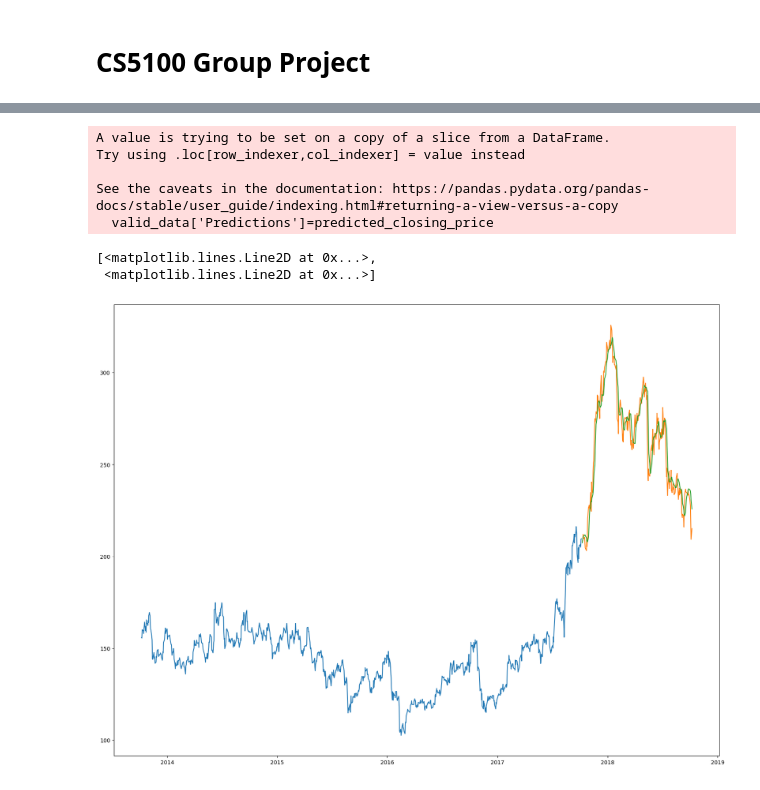
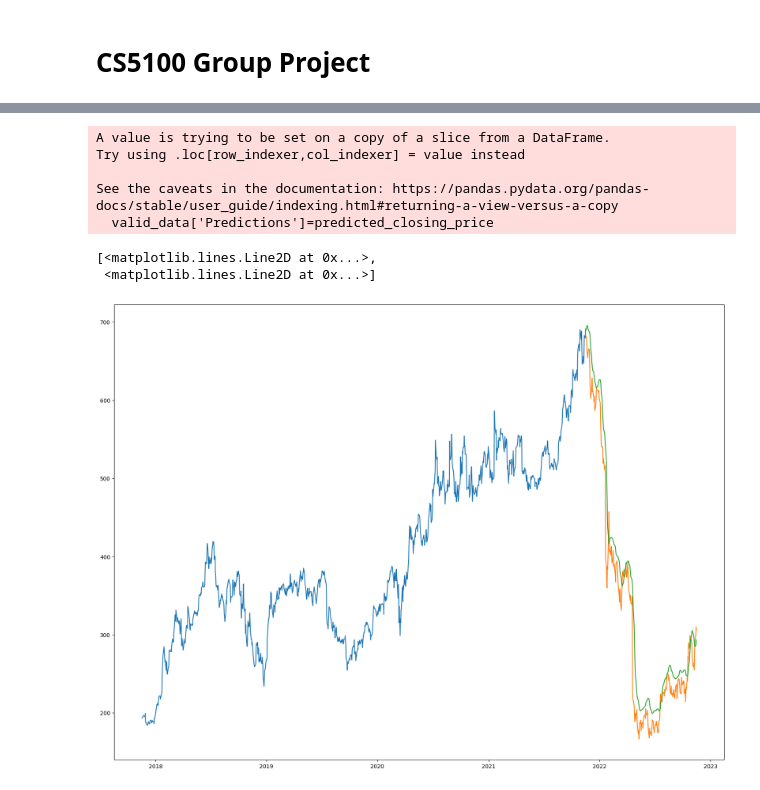
Before and after one commit to Shiyu95/CS5100-Project, a Jupyter notebook: CS5100 Project.ipynb, the cells around one changed output, grey strips where cells are left out. Saved outputs shown, nothing was run; the diff lists cells and outputs as text; code cells hidden in the pictures.

Commit message:
update new data set for the project

```diff
--- a/CS5100 Project.ipynb
+++ b/CS5100 Project.ipynb
@@ -14,6 +14,6 @@ from keras.layers import LSTM,Dropout,Dense
 from sklearn.preprocessing import MinMaxScaler
 # %%
 #Read the dataset
-df=pd.read_csv("NSE-TATA.csv")
+df=pd.read_csv("NFLX.csv")
 df.head()
 # %% [output]
@@ -48,8 +48,8 @@ new_dataset.index=new_dataset.Date
 new_dataset.drop("Date",axis=1,inplace=True)
 final_dataset=new_dataset.values
 
-train_data=final_dataset[0:987,:]
-valid_data=final_dataset[987:,:]
+train_data=final_dataset[0:1007,:]
+valid_data=final_dataset[1007:,:]
 
 scaled_data=scaler.fit_transform(final_dataset)
 x_train_data,y_train_data=[],[]
@@ -99,22 +99,22 @@ predicted_closing_price=scaler.inverse_transform(predicted_closing_price)
 # %%
 #Save the LSTM model
 lstm_model.save("saved_model.h5")
 
 #Visualize the predicted stock costs with actual stock costs
-train_data=new_dataset[:987]
-valid_data=new_dataset[987:]
+train_data=new_dataset[:1007]
+valid_data=new_dataset[1007:]
 valid_data['Predictions']=predicted_closing_price
 plt.plot(train_data["Close"])
 plt.plot(valid_data[['Close',"Predictions"]])
 # %% [output]
 A value is trying to be set on a copy of a slice from a DataFrame.
 Try using .loc[row_indexer,col_indexer] = value instead
 
 See the caveats in the documentation: https://pandas.pydata.org/pandas-docs/stable/user_guide/indexing.html#returning-a-view-versus-a-copy
   valid_data['Predictions']=predicted_closing_price
 [<matplotlib.lines.Line2D at 0x...>,
  <matplotlib.lines.Line2D at 0x...>]
-[figure, old version]
+[figure, new version]
 # %%
 !python3 stock_app.py
 # %% [output]
```
Also changed, not shown: parts of 5 cells of this notebook, 5 other files.
